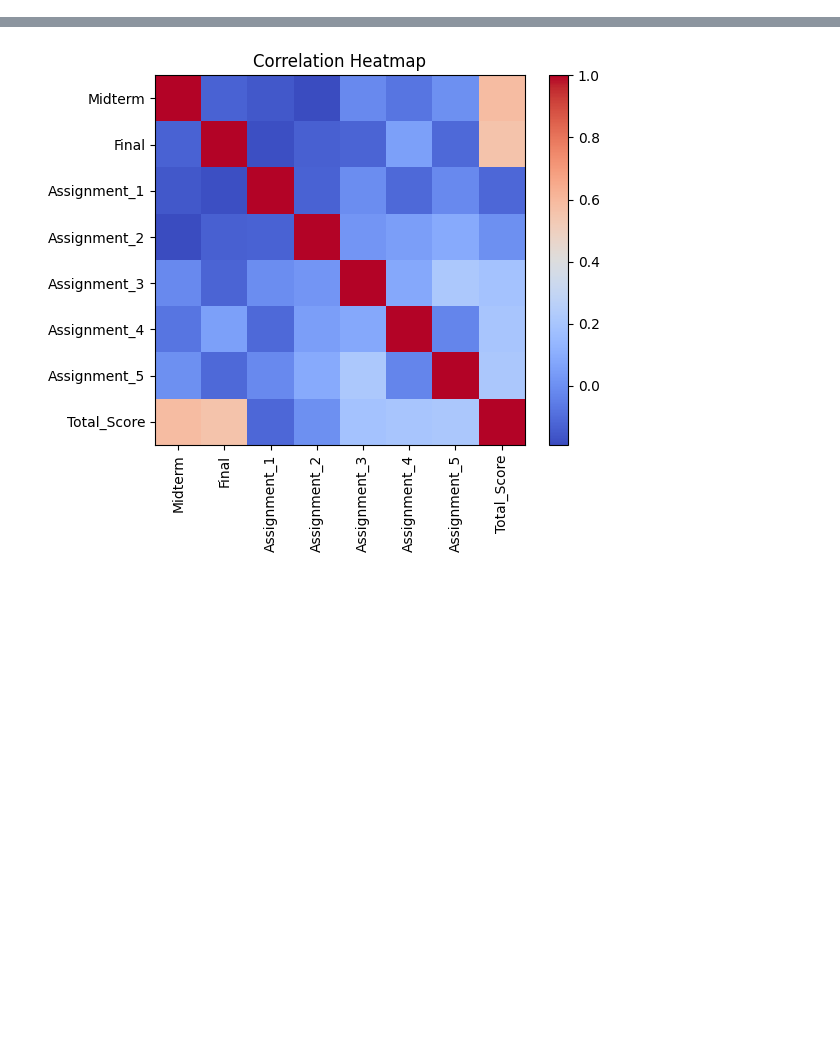
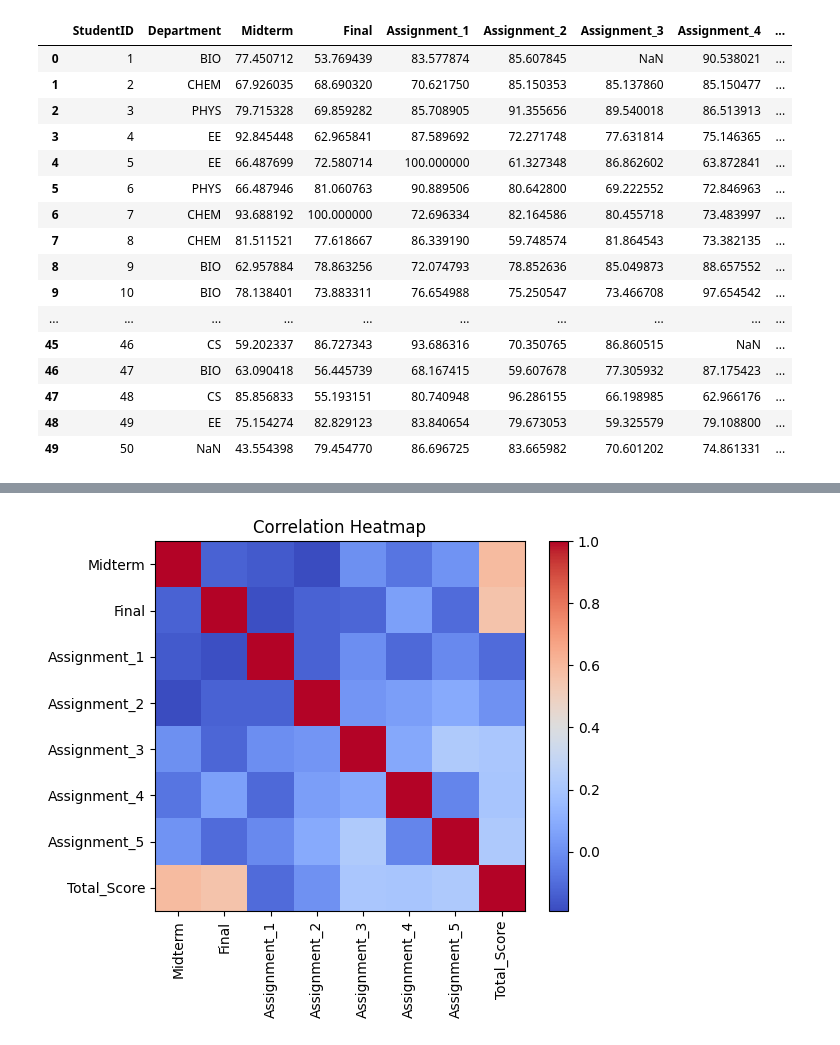
Before and after one commit to amiiralihassanpour/ML_HW_TMU, a Jupyter notebook: HW2/main.ipynb, the cells around one changed output, grey strips where cells are left out. Cells and saved outputs as stored; diff of their text form; code cells hidden in the pictures; blank space fills up the shorter version.

```diff
--- a/HW2/main.ipynb
+++ b/HW2/main.ipynb
@@ -32,12 +36,32 @@ introduce_nan(departments)
 # %%
 import pandas as pd
 
 df = pd.DataFrame({
     'StudentID': np.arange(1, n_students + 1),
     'Department': departments,
     'Midterm': midterm,
     'Final': final
 })
 
 for i in range(5):
     df[f'Assignment_{i+1}'] = assignments[:, i]
+
+df.head(50)
+# %% [output]
+|  | StudentID | Department | Midterm | Final | Assignment_1 | Assignment_2 | Assignment_3 | Assignment_4 | ... |
+| 0 | 1 | BIO | 77.450712 | 53.769439 | 83.577874 | 85.607845 | NaN | 90.538021 | ... |
+| 1 | 2 | CHEM | 67.926035 | 68.690320 | 70.621750 | 85.150353 | 85.137860 | 85.150477 | ... |
+| 2 | 3 | PHYS | 79.715328 | 69.859282 | 85.708905 | 91.355656 | 89.540018 | 86.513913 | ... |
+| 3 | 4 | EE | 92.845448 | 62.965841 | 87.589692 | 72.271748 | 77.631814 | 75.146365 | ... |
+| 4 | 5 | EE | 66.487699 | 72.580714 | 100.000000 | 61.327348 | 86.862602 | 63.872841 | ... |
+| 5 | 6 | PHYS | 66.487946 | 81.060763 | 90.889506 | 80.642800 | 69.222552 | 72.846963 | ... |
+| 6 | 7 | CHEM | 93.688192 | 100.000000 | 72.696334 | 82.164586 | 80.455718 | 73.483997 | ... |
+| 7 | 8 | CHEM | 81.511521 | 77.618667 | 86.339190 | 59.748574 | 81.864543 | 73.382135 | ... |
+| 8 | 9 | BIO | 62.957884 | 78.863256 | 72.074793 | 78.852636 | 85.049873 | 88.657552 | ... |
+| 9 | 10 | BIO | 78.138401 | 73.883311 | 76.654988 | 75.250547 | 73.466708 | 97.654542 | ... |
+| ... | ... | ... | ... | ... | ... | ... | ... | ... | ... |
+| 45 | 46 | CS | 59.202337 | 86.727343 | 93.686316 | 70.350765 | 86.860515 | NaN | ... |
+| 46 | 47 | BIO | 63.090418 | 56.445739 | 68.167415 | 59.607678 | 77.305932 | 87.175423 | ... |
+| 47 | 48 | CS | 85.856833 | 55.193151 | 80.740948 | 96.286155 | 66.198985 | 62.966176 | ... |
+| 48 | 49 | EE | 75.154274 | 82.829123 | 83.840654 | 79.673053 | 59.325579 | 79.108800 | ... |
+| 49 | 50 | NaN | 43.554398 | 79.454770 | 86.696725 | 83.665982 | 70.601202 | 74.861331 | ... |
```
Also changed, not shown: parts of 12 cells of this notebook.
